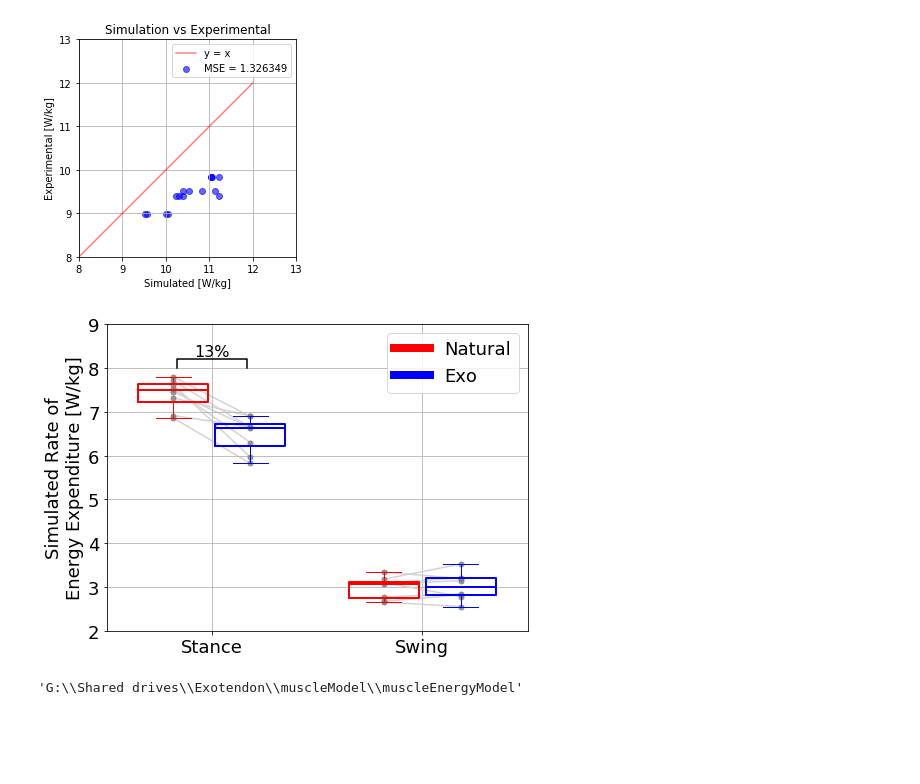
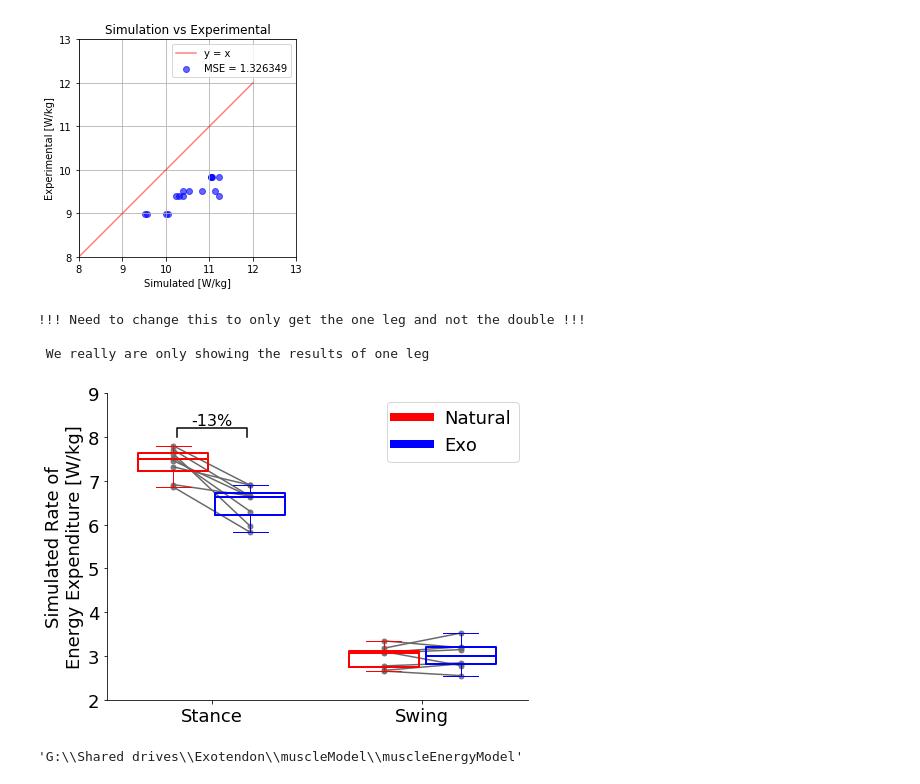
Before and after one commit to stingjp/muscleEnergyModel, a Jupyter notebook: plotting_stancevswing.ipynb, the cells around one changed output. Drawn from its saved outputs; the diff is of its cells as text; code cells hidden in the pictures; blank space fills up the shorter version.

Commit message:
Added some updates to the figures. Almost ready to go, but need some more subjects added in.

```diff
--- a/plotting_stancevswing.ipynb
+++ b/plotting_stancevswing.ipynb
@@ -301,40 +301,47 @@ plt.ylabel('Simulated Rate of\nEnergy Expenditure [W/kg]',fontsize=18)
 plt.yticks(fontsize=18)
 hB.set_visible(False)
 hR.set_visible(False)
-plt.grid()
+# plt.grid()
+
+ax.spines['top'].set_visible(False)
+ax.spines['right'].set_visible(False)
+
 colorsjit = ['red', 'blue']
 for i in [1,2]: # ,4,5]:
     y = stances[i-1] # titanic.age[titanic.pclass==i].dropna()
     # Add some random "jitter" to the x-axis
     # x = np.random.normal(i, 0.0, size=len(y))
     x = [.95*np.ones(len(y)), 2.05*np.ones(len(y))]
-    plot(x[i-1], y, '.', alpha=0.8, color='grey', zorder=4, markersize=10) # color=colorsjit[i-1])
+    plot(x[i-1], y, '.', alpha=0.8, color='dimgrey', zorder=4, markersize=10) # color=colorsjit[i-1])
 for i in [4,5]:
     y = swings[i-4]
     # x = np.random.normal(i, 0.0, size=len(y))
     # need a different x value
     x = [3.95*np.ones(len(y)), 5.05*np.ones(len(y))]
-    plot(x[i-4], y, '.', alpha=0.8, color='grey', zorder=3, markersize=10) # color=colorsjit[i-4])
+    plot(x[i-4], y, '.', alpha=0.8, color='dimgrey', zorder=3, markersize=10) # color=colorsjit[i-4])
 
 # figure out subject lines across conditions
 x_stances = [0.95*np.ones(len(stances[0])), 2.05*np.ones(len(stances[1]))]
 x_swings = [3.95*np.ones(len(stances[0])), 5.05*np.ones(len(stances[1]))]
 
-plot(x_stances, stances, color='lightgrey', zorder=1)
-plot(x_swings, swings, color='lightgrey', zorder=2)
+plot(x_stances, stances, color='dimgrey', zorder=1)
+plot(x_swings, swings, color='dimgrey', zorder=2)
 
 # now figure out the bracket
 x1, x2 = 1,2
 y, h, col =  8, 0.2, 'black'
 plt.plot([x1,x1,x2,x2], [y, y+h, y+h, y], color=col)
-plt.text((x1+x2)*.5, y+h, '13%', ha='center', va='bottom', color=col,
+plt.text((x1+x2)*.5, y+h, '-13%', ha='center', va='bottom', color=col,
         fontsize=16)
 plt.tight_layout()
 
 fname = os.path.join(repobasedir, '..\\analysis\\figure1_stancevsswing.png')
 plt.savefig(fname, dpi=300)
 # %% [output]
+!!! Need to change this to only get the one leg and not the double !!!
+
+ We really are only showing the results of one leg
-[figure, old version]
+[figure, new version]
 # %%
 repobasedir
 # %% [output]
```
Also changed, not shown: parts of 2 cells of this notebook.
